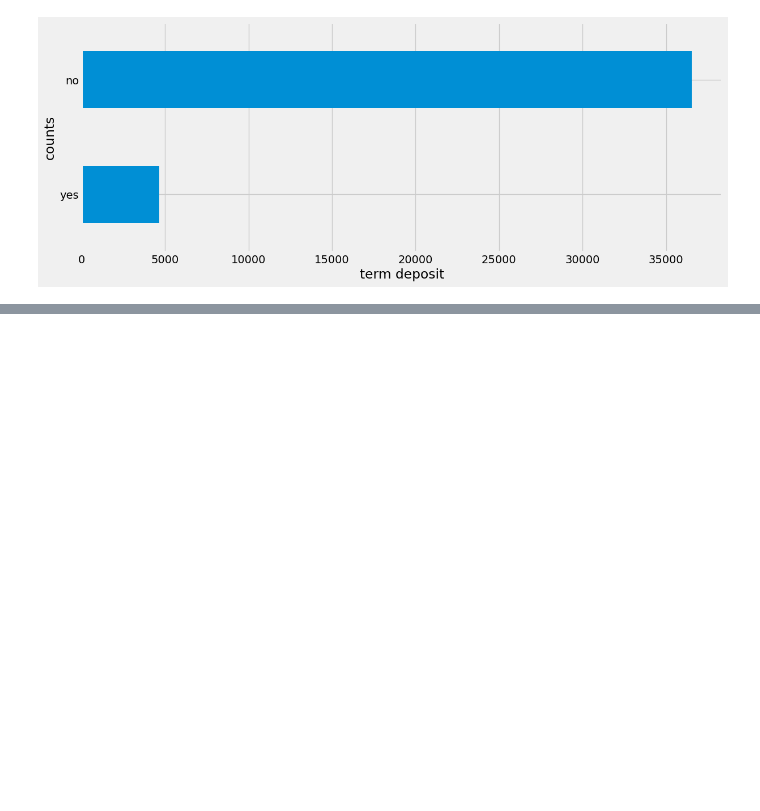
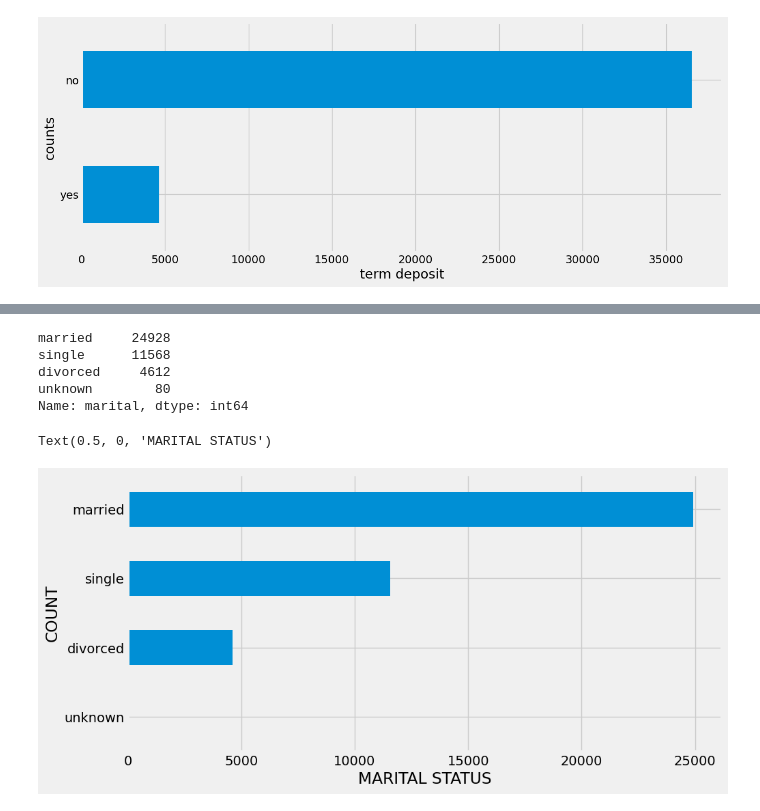
Before and after one commit to elvis-darko/AZUBI-AFRICA---TALENT-MOBILITY-PROGRAM-ASSESSMENT, a Jupyter notebook: ASSETS/dev/client_subscription.ipynb, the cells around one changed output, grey strips where cells are left out. Drawn from its saved outputs; the diff is of its cells as text; code cells hidden in the pictures; blank space fills up the shorter version.

```diff
--- a/ASSETS/dev/client_subscription.ipynb
+++ b/ASSETS/dev/client_subscription.ipynb
@@ -390,0 +415,18 @@ Text(0.5, 0, 'term deposit')
+# %%
+# Check  value counts of marital status of clients
+
+print(bank_add_full['marital'].value_counts())
+
+plt.figure(figsize=(10,5))
+bank_add_full['marital'].value_counts().plot(kind='barh')
+plt.gca().invert_yaxis()
+plt.ylabel('COUNT')
+plt.xlabel('MARITAL STATUS')
+# %% [output]
+married     24928
+single      11568
+divorced     4612
+unknown        80
+Name: marital, dtype: int64
+Text(0.5, 0, 'MARITAL STATUS')
+[figure, added]
```
Also changed, not shown: parts of 39 cells of this notebook.
